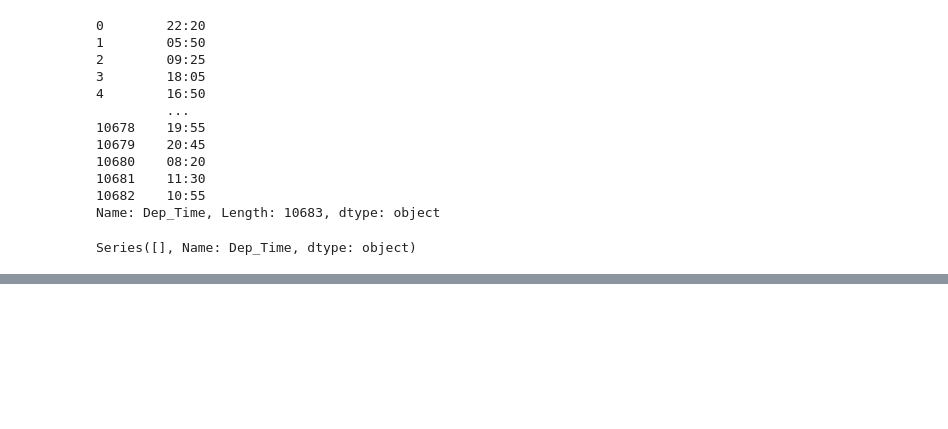
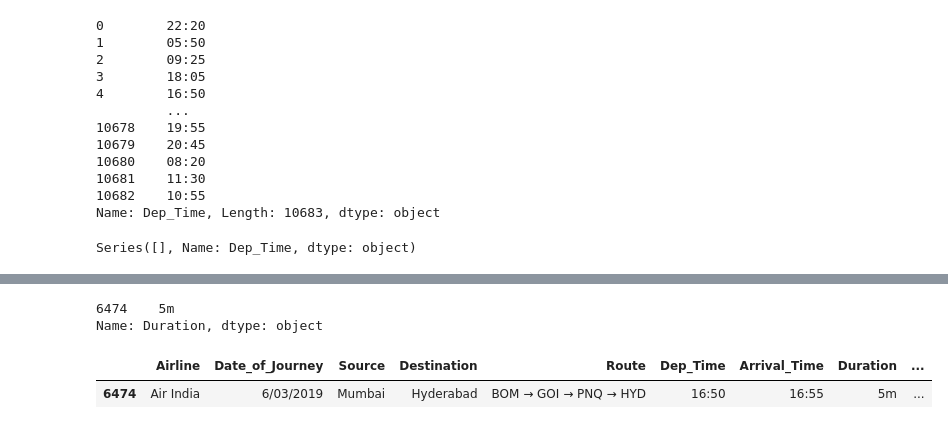
Before and after one commit to Dhanjith01/Flight-Price-Prediction, a Jupyter notebook: notebooks/datacleaning.ipynb, the cells around one changed output, grey strips where cells are left out. Drawn from its saved outputs; the diff is of its cells as text; code cells hidden in the pictures; blank space fills up the shorter version.

```diff
--- a/notebooks/datacleaning.ipynb
+++ b/notebooks/datacleaning.ipynb
@@ -203,0 +284,15 @@ Series([], Name: Dep_Time, dtype: object)
+# %%
+(
+    flights
+    .Duration
+    .loc[lambda ser:~ser.str.contains("h")]
+)
+# %% [output]
+6474    5m
+Name: Duration, dtype: object
+# %%
+flights.iloc[[6474]]                           #not a valid entry
+                                               #6474 has 5m duration, hence needs to be deleted
+# %% [output]
+|  | Airline | Date_of_Journey | Source | Destination | Route | Dep_Time | Arrival_Time | Duration | ... |
+| 6474 | Air India | 6/03/2019 | Mumbai | Hyderabad | BOM → GOI → PNQ → HYD | 16:50 | 16:55 | 5m | ... |
```
Also changed, not shown: parts of 12 cells of this notebook.
